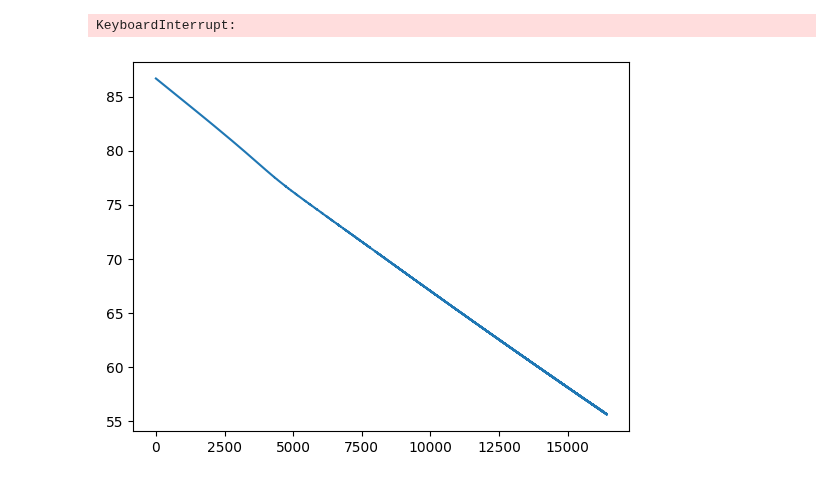
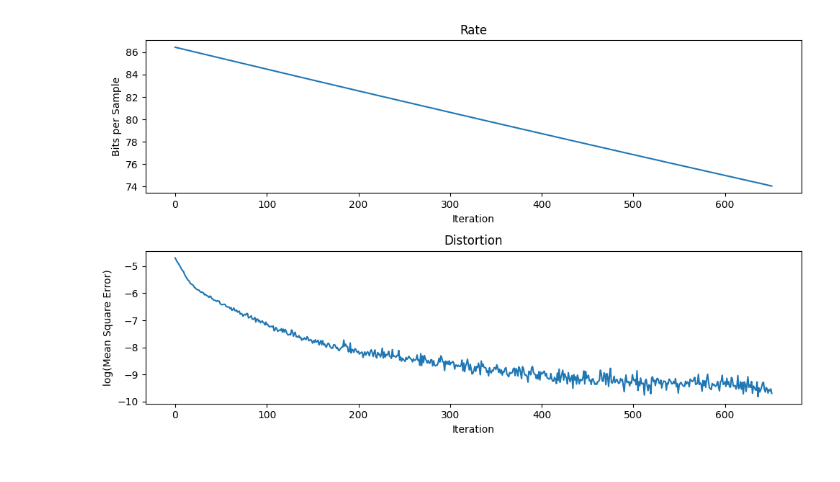
Before and after one commit to danjacobellis/moco, a Jupyter notebook: train_RDAE_on_MYRiAD_V2.ipynb, the cells around one changed output. Saved outputs shown, nothing was run; the diff lists cells and outputs as text; code cells hidden in the pictures.

```diff
--- a/train_RDAE_on_MYRiAD_V2.ipynb
+++ b/train_RDAE_on_MYRiAD_V2.ipynb
@@ -16,7 +16,7 @@ from compressai.models import CompressionModel
 from compressai.entropy_models import EntropyBottleneck
 from compressai.ops.parametrizers import NonNegativeParametrizer
 # %%
-def analysis_1d(in_channels, out_channels, kernel_size=9, stride=2):
+def analysis_1d(in_channels, out_channels, kernel_size=5, stride=2):
     return nn.Conv1d(
         in_channels,
         out_channels,
@@ -25,7 +25,7 @@ def analysis_1d(in_channels, out_channels, kernel_size=9, stride=2):
         padding=kernel_size // 2,
     )
 # %%
-def synthesis_1d(in_channels, out_channels, kernel_size=9, stride=2):
+def synthesis_1d(in_channels, out_channels, kernel_size=5, stride=2):
     return nn.ConvTranspose1d(
         in_channels,
         out_channels,
@@ -111,56 +124,55 @@ def live_plot(x):
 # %%
-dataset = load_dataset("danjacobellis/MYRiAD_V2",split='train').with_format("torch")
+dataset = load_dataset("danjacobellis/MYRiAD_V2",split='train[:-50]').with_format("torch")
 # %%
 net = RateDistortionAutoEncoder().to("cuda")
 parameters = set(p for n, p in net.named_parameters() if not n.endswith(".quantiles"))
 aux_parameters = set(p for n, p in net.named_parameters() if n.endswith(".quantiles"))
-optimizer = optim.AdamW(parameters, lr=1e-5)
+optimizer = optim.AdamW(parameters, lr=1e-4)
 aux_optimizer = optim.AdamW(aux_parameters, lr=1e-3)
-λ = 0.001
+λ = 1e-5
 # %%
 rate = np.array([])
 distortion = np.array([])
-for i_epoch in range(200):
+for i_epoch in range(5000):
     dataloader = DataLoader(dataset, batch_size=32, shuffle=True)
     for i,batch in enumerate(dataloader):
         optimizer.zero_grad()
         aux_optimizer.zero_grad()
 
         x = batch['acoustic'].to("cuda")
         x = x.to(torch.float)
 
         x_hat, y_likelihoods = net(x)
 
         # bitrate of the quantized latent
         N, _, L = x.size()
         num_samples = N * L
         bps_loss = torch.log(y_likelihoods).sum() / (-math.log(2) * num_samples)
         rate = np.append(rate,bps_loss.detach().cpu().numpy())
 
         # mean square error
         mse_loss = F.mse_loss(x, x_hat)
         distortion = np.append(distortion,mse_loss.detach().cpu().numpy())
 
         # final loss term
         loss = mse_loss + λ * bps_loss
 
         loss.backward()
         optimizer.step()
 
         aux_loss = net.aux_loss()
         aux_loss.backward()
         aux_optimizer.step()
 
-        torch.save({
-                'epoch': i,
-                'model_state_dict': net.state_dict(),
-                'optimizer_state_dict': optimizer.state_dict(),
-                'aux_optimizer_state_dict': aux_optimizer.state_dict(),
-                'loss': loss,
-            }, f"rdae_MYRiAD_V2_checkpoint.pth")
-        live_plot(rate)
-        np.save('rate',rate)
-        np.save('distortion',distortion)
+    torch.save({
+            'epoch': i,
+            'model_state_dict': net.state_dict(),
+            'optimizer_state_dict': optimizer.state_dict(),
+            'aux_optimizer_state_dict': aux_optimizer.state_dict(),
+            'loss': loss,
+        }, f"rdae_MYRiAD_V2_checkpoint.pth")
+    live_plot(rate,distortion)
+    np.save('rate',rate)
+    np.save('distortion',distortion)
 # %% [output]
-KeyboardInterrupt:
-[figure, old version]
+[figure, new version]
```
Also changed, not shown: parts of 1 cell of this notebook.
